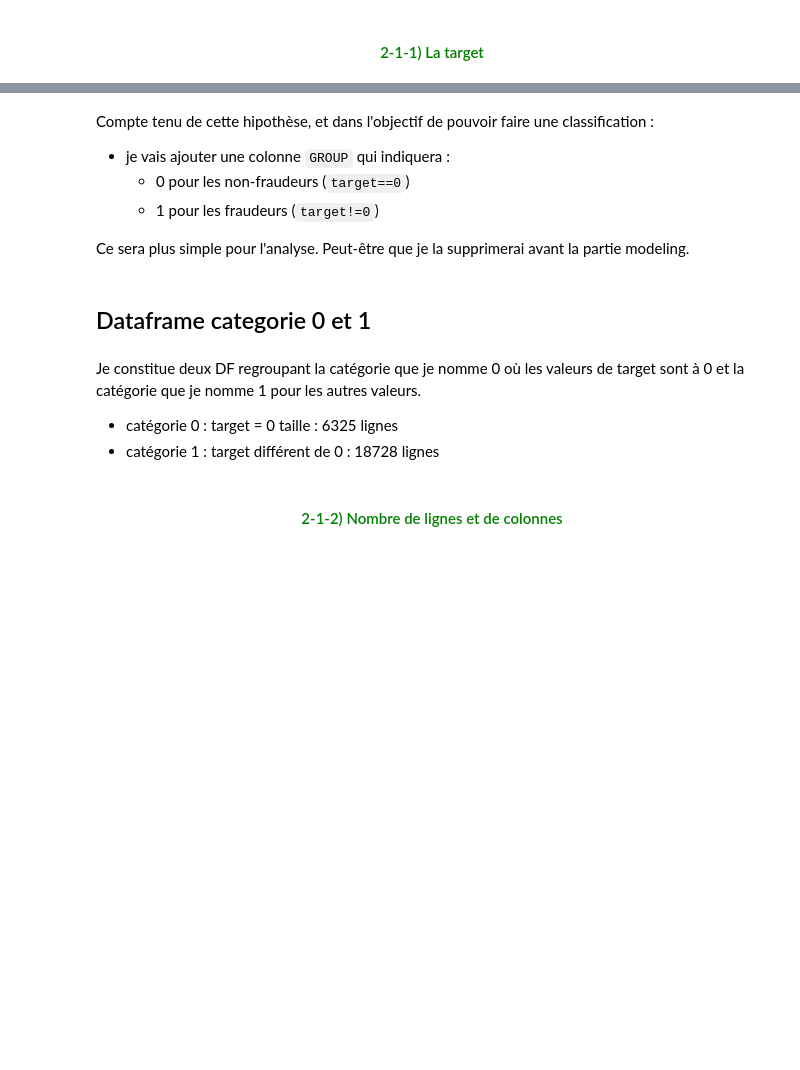
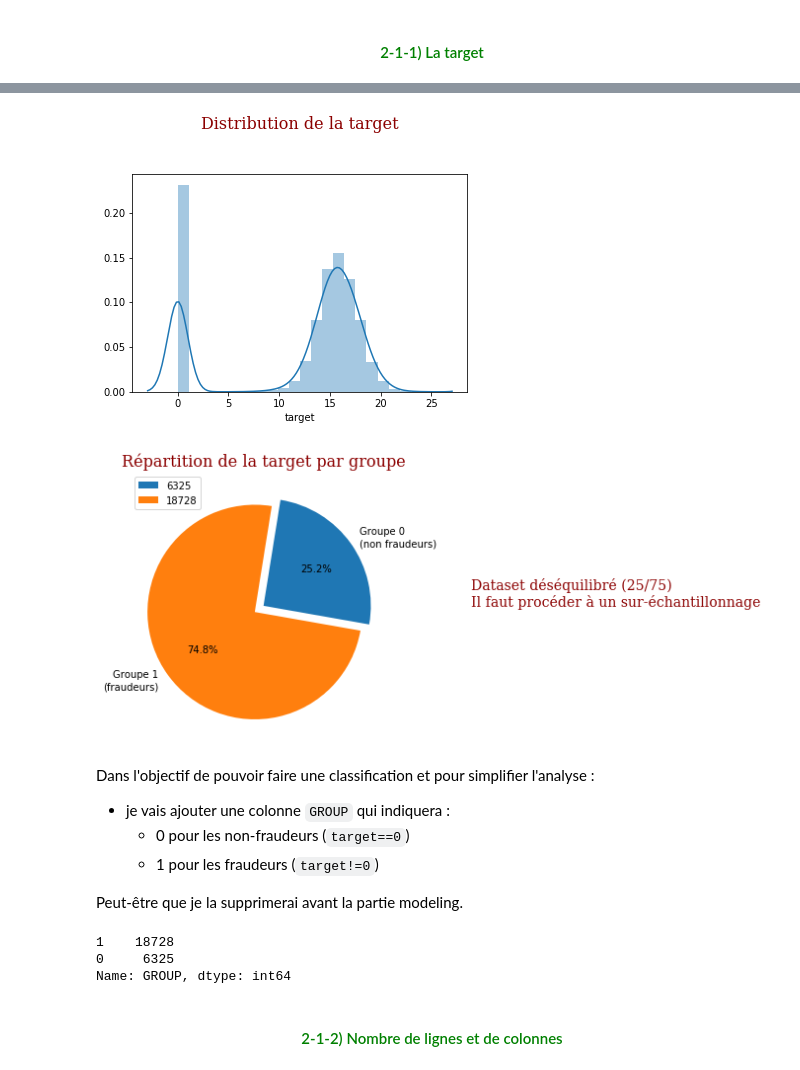
Before and after one commit to nchurlet/Projet_IA_Banque_Common, a Jupyter notebook: comon_P4_Tax_Fraud.ipynb, the cells around one changed output, grey strips where cells are left out. Cells and saved outputs as stored; diff of their text form; code cells hidden in the pictures; blank space fills up the shorter version.

Commit message:
Code Groupes

```diff
--- a/comon_P4_Tax_Fraud.ipynb
+++ b/comon_P4_Tax_Fraud.ipynb
@@ -232,2 +192,12 @@ Une étude métier pourrait éclaircir ce point.<br><br>
 # %% [markdown]
 #### <a id='2-1-1'><center><font color="green">2-1-1) La target</font></center></a>
+# %%
+import seaborn as sns
+import matplotlib.pyplot as plt
+
+_fontdict={'family': 'serif',
+        'color':  'darkred',
+        'weight': 'normal',
+        'size': 16,
+        }
+_colors = ['#DF7401','#D7DF01','#3ADF00', '#01DFA5','#0101DF', '#DF01D7']
@@ -234,14 +210,45 @@ Une étude métier pourrait éclaircir ce point.<br><br>
+# %%
+df_cat_0 = df_train_initial[df_train_initial['target']==0]
+df_cat_1 = df_train_initial[df_train_initial['target']!=0]
+# %%
+# Distribution par displot
+ax1=sns.distplot(df_train_initial['target'])
+ax1=plt.title('Distribution de la target\n\n', fontdict=_fontdict)
+
+# Répartition par camembert et par groupe
+ax2=plt.figure(figsize =(6,5))
+distribution = [df_cat_0.shape[0], df_cat_1.shape[0]]
+ax2=plt.pie(
+    distribution,
+    labels = ["Groupe 0\n(non fraudeurs)","Groupe 1\n(fraudeurs)"],
+    autopct='%1.1f%%',
+    explode=[0,0.1],
+    startangle=-10
+)
+ax2=plt.title("Répartition de la target par groupe", fontdict=_fontdict)
+ax2=plt.legend(distribution)
+
+# Commentaire
+
+ax3=plt.figtext(
+    x=1,
+    y=0.5,
+    s = "Dataset déséquilibré (25/75)\nIl faut procéder à un sur-échantillonnage",
+    fontdict={'family': 'serif',
+        'color':  'darkred',
+        'weight': 'normal',
+        'size': 14,
+        }
+)
+ax3=plt.axis('off')
+del distribution; del ax1; del ax2; del ax3
+# %% [output]
+[figure, added]
+[figure, added]
 # %% [markdown]
-Compte tenu de cette hipothèse, et dans l'objectif de pouvoir faire une classification :
+Dans l'objectif de pouvoir faire une classification et pour simplifier l'analyse :
 - je vais ajouter une colonne `GROUP` qui indiquera :
   - 0 pour les non-fraudeurs (`target==0`)
   - 1 pour les fraudeurs (`target!=0`)
 
-Ce sera plus simple pour l'analyse.
 Peut-être que je la supprimerai avant la partie modeling.
-# %% [markdown]
-## Dataframe categorie 0 et 1
-# %% [markdown]
-Je constitue deux DF regroupant la catégorie que je nomme 0 où les valeurs de target sont à 0 et la catégorie que je nomme 1 pour les autres valeurs.
-- catégorie 0 : target = 0 taille : 6325 lignes
-- catégorie 1 : target différent de 0 : 18728 lignes
@@ -248,3 +259,9 @@ Je constitue deux DF regroupant la catégorie que je nomme 0 où les valeurs de
+# %%
+df_train_initial['GROUP'].value_counts()
+# %% [output]
+1    18728
+0     6325
+Name: GROUP, dtype: int64
 # %% [markdown]
 #### <a id='2-1-2'><center><font color="green">2-1-2) Nombre de lignes et de colonnes</font></center></a>
 # %% [markdown]
```
Also changed, not shown: parts of 44 cells of this notebook, 3 other files.
